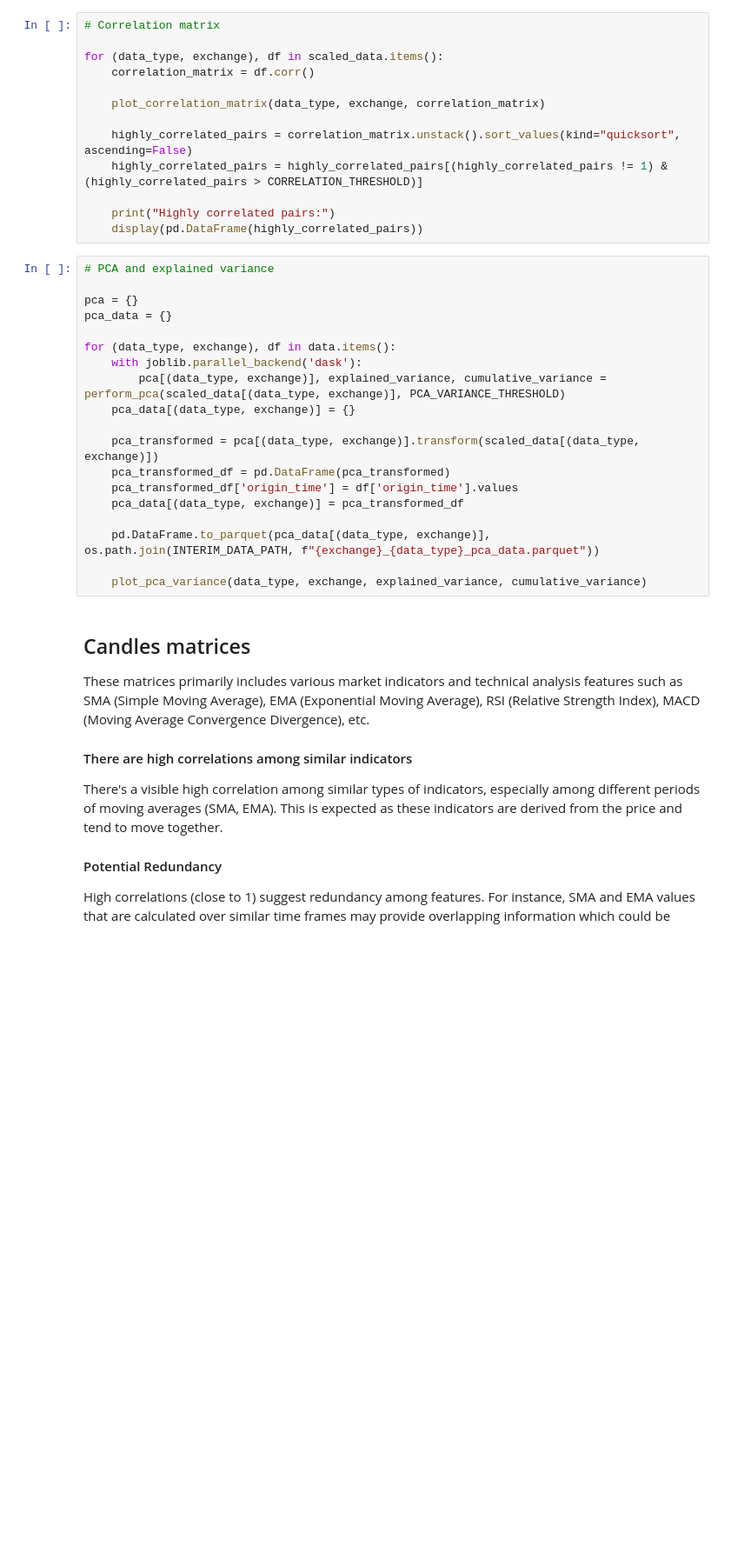
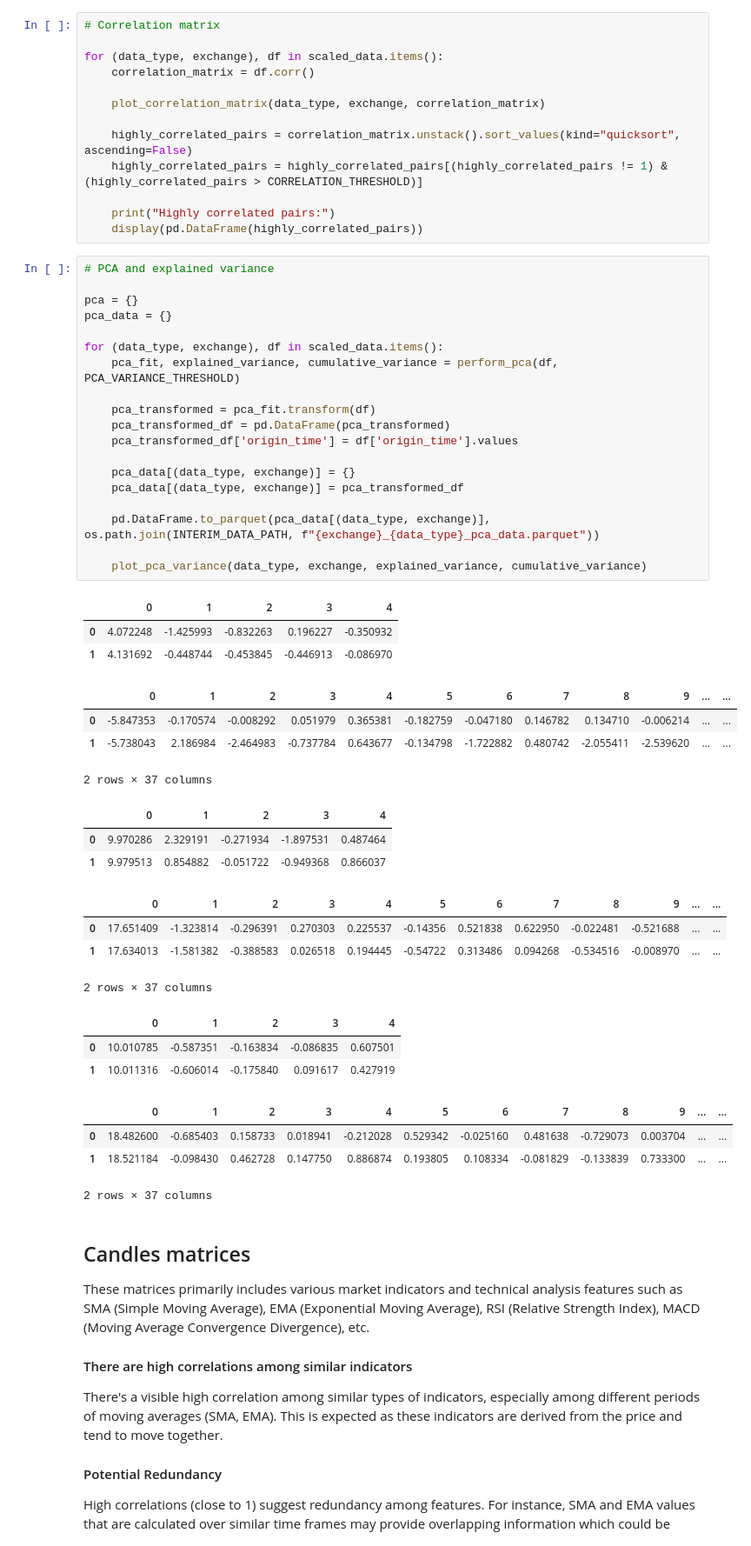
Before and after one commit to francescoperagine/big_data_bitcoin_forecasting, a Jupyter notebook: notebooks/data_analysis.ipynb, the cells around one changed output. Shown: that part at 87% size. Drawn from its saved outputs; the diff is of its cells as text; blank space fills up the shorter version.

```diff
--- a/notebooks/data_analysis.ipynb
+++ b/notebooks/data_analysis.ipynb
@@ -145,22 +249,44 @@ for (data_type, exchange), df in scaled_data.items():
 # %%
 # PCA and explained variance
 
 pca = {}
 pca_data = {}
 
-for (data_type, exchange), df in data.items():
-    with joblib.parallel_backend('dask'):
-        pca[(data_type, exchange)], explained_variance, cumulative_variance = perform_pca(scaled_data[(data_type, exchange)], PCA_VARIANCE_THRESHOLD)
-    pca_data[(data_type, exchange)] = {}
+for (data_type, exchange), df in scaled_data.items():
+    pca_fit, explained_variance, cumulative_variance = perform_pca(df, PCA_VARIANCE_THRESHOLD)
 
-    pca_transformed = pca[(data_type, exchange)].transform(scaled_data[(data_type, exchange)])
+    pca_transformed = pca_fit.transform(df)
     pca_transformed_df = pd.DataFrame(pca_transformed)
     pca_transformed_df['origin_time'] = df['origin_time'].values
+
+    pca_data[(data_type, exchange)] = {}
     pca_data[(data_type, exchange)] = pca_transformed_df
 
     pd.DataFrame.to_parquet(pca_data[(data_type, exchange)], os.path.join(INTERIM_DATA_PATH, f"{exchange}_{data_type}_pca_data.parquet"))
 
     plot_pca_variance(data_type, exchange, explained_variance, cumulative_variance)
+# %% [output]
+|  | 0 | 1 | 2 | 3 | 4 |
+| 0 | 4.072248 | -1.425993 | -0.832263 | 0.196227 | -0.350932 |
+| 1 | 4.131692 | -0.448744 | -0.453845 | -0.446913 | -0.086970 |
+|  | 0 | 1 | 2 | 3 | 4 | 5 | 6 | 7 | 8 | 9 | ... | ... |
+| 0 | -5.847353 | -0.170574 | -0.008292 | 0.051979 | 0.365381 | -0.182759 | -0.047180 | 0.146782 | 0.134710 | -0.006214 | ... | ... |
+| 1 | -5.738043 | 2.186984 | -2.464983 | -0.737784 | 0.643677 | -0.134798 | -1.722882 | 0.480742 | -2.055411 | -2.539620 | ... | ... |
+2 rows × 37 columns
+|  | 0 | 1 | 2 | 3 | 4 |
+| 0 | 9.970286 | 2.329191 | -0.271934 | -1.897531 | 0.487464 |
+| 1 | 9.979513 | 0.854882 | -0.051722 | -0.949368 | 0.866037 |
+|  | 0 | 1 | 2 | 3 | 4 | 5 | 6 | 7 | 8 | 9 | ... | ... |
+| 0 | 17.651409 | -1.323814 | -0.296391 | 0.270303 | 0.225537 | -0.14356 | 0.521838 | 0.622950 | -0.022481 | -0.521688 | ... | ... |
+| 1 | 17.634013 | -1.581382 | -0.388583 | 0.026518 | 0.194445 | -0.54722 | 0.313486 | 0.094268 | -0.534516 | -0.008970 | ... | ... |
+2 rows × 37 columns
+|  | 0 | 1 | 2 | 3 | 4 |
+| 0 | 10.010785 | -0.587351 | -0.163834 | -0.086835 | 0.607501 |
+| 1 | 10.011316 | -0.606014 | -0.175840 | 0.091617 | 0.427919 |
+|  | 0 | 1 | 2 | 3 | 4 | 5 | 6 | 7 | 8 | 9 | ... | ... |
+| 0 | 18.482600 | -0.685403 | 0.158733 | 0.018941 | -0.212028 | 0.529342 | -0.025160 | 0.481638 | -0.729073 | 0.003704 | ... | ... |
+| 1 | 18.521184 | -0.098430 | 0.462728 | 0.147750 | 0.886874 | 0.193805 | 0.108334 | -0.081829 | -0.133839 | 0.733300 | ... | ... |
+2 rows × 37 columns
 # %% [markdown]
 ## Candles matrices
 
```
Also changed, not shown: parts of 11 cells of this notebook, 7 other files.
